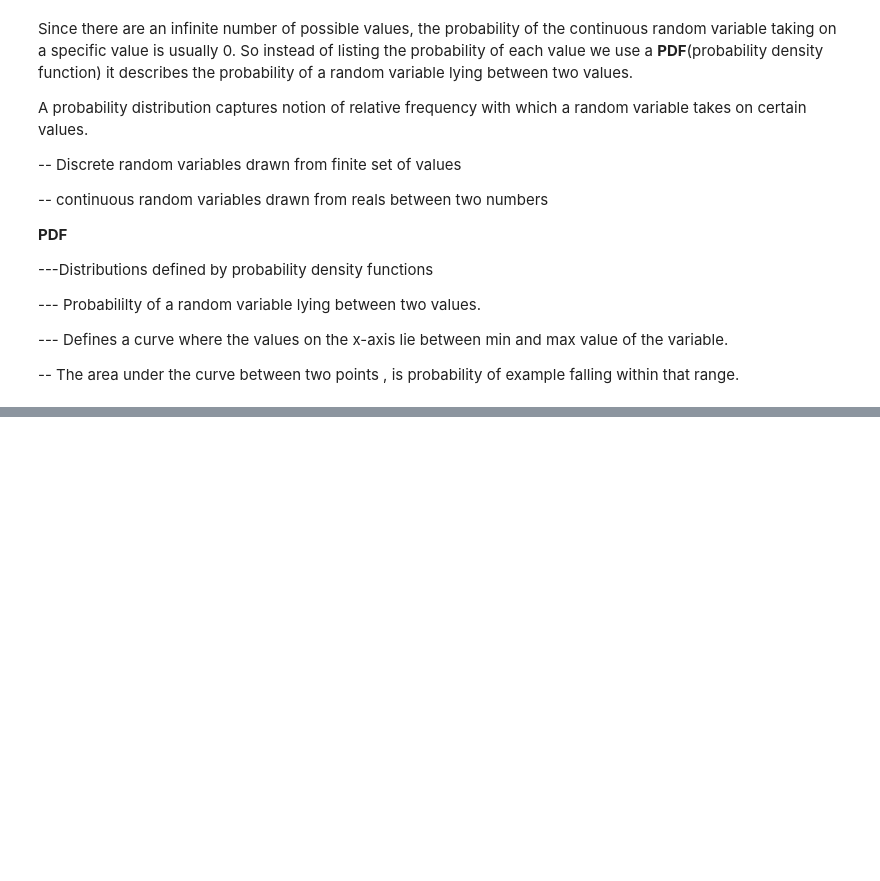
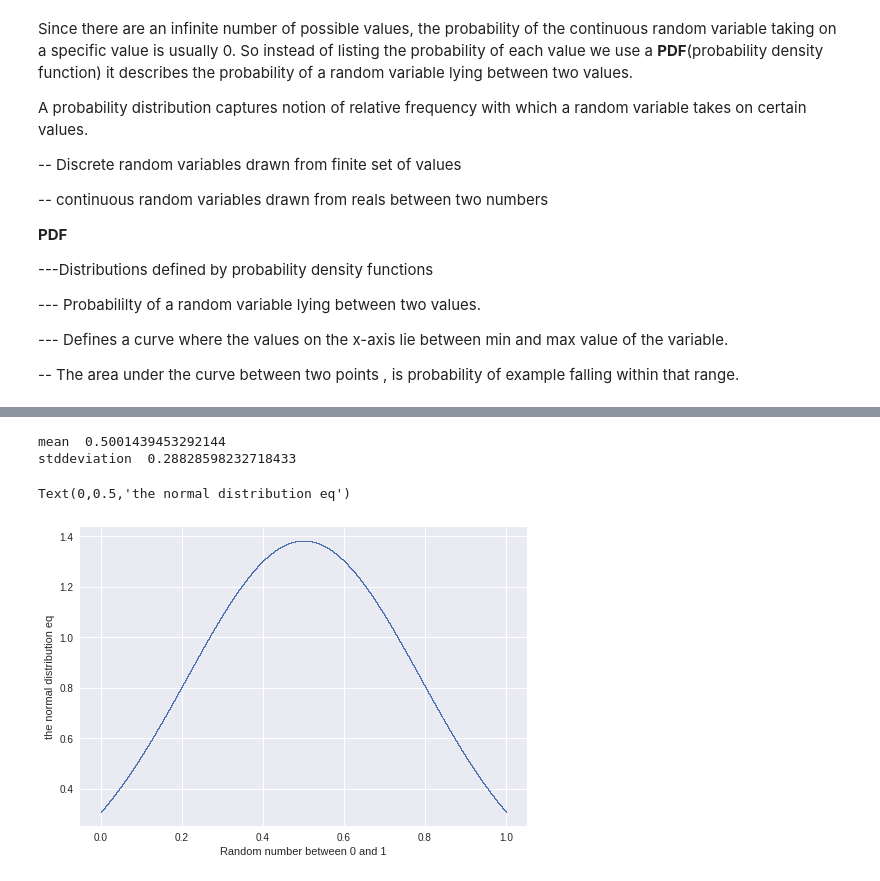
Before and after one commit to rainu1729/data-analysis, a Jupyter notebook: EDXcourse600_2x.ipynb, the cells around one changed output, grey strips where cells are left out. Saved outputs shown, nothing was run; the diff lists cells and outputs as text; code cells hidden in the pictures; blank space fills up the shorter version.

Commit message:
normal distribution

```diff
--- a/EDXcourse600_2x.ipynb
+++ b/EDXcourse600_2x.ipynb
@@ -1928,0 +1939,34 @@ A probability distribution captures notion of relative frequency with which a ra
+# %%
+
+
+from matplotlib import pyplot as plt
+
+### generating data of random numbers
+
+import random
+
+import math
+
+randomnum = [random.random() for _ in range(500000)]
+
+#getting the mean and standard deviation
+mean,stddeviation=getMeanAndStd(randomnum)
+
+print('mean ',mean)
+
+print('stddeviation ',stddeviation)
+
+## normal distribution curve formula.
+
+y=[(1/(stddeviation*math.sqrt(2*math.pi)))*(math.e**-((anum-mean)**2/(2*(stddeviation**2)))) for anum in randomnum]
+
+#y = [ for anum in randomnum]
+#plotting the normal distribution
+plt.scatter(randomnum,y,s=0.1)
+plt.xlabel('Random number between 0 and 1')
+plt.ylabel('the normal distribution eq')
+# %% [output]
+mean  0.5001439453292144
+stddeviation  0.28828598232718433
+Text(0,0.5,'the normal distribution eq')
+[figure, added]
```
Also changed, not shown: parts of 1 cell of this notebook.
